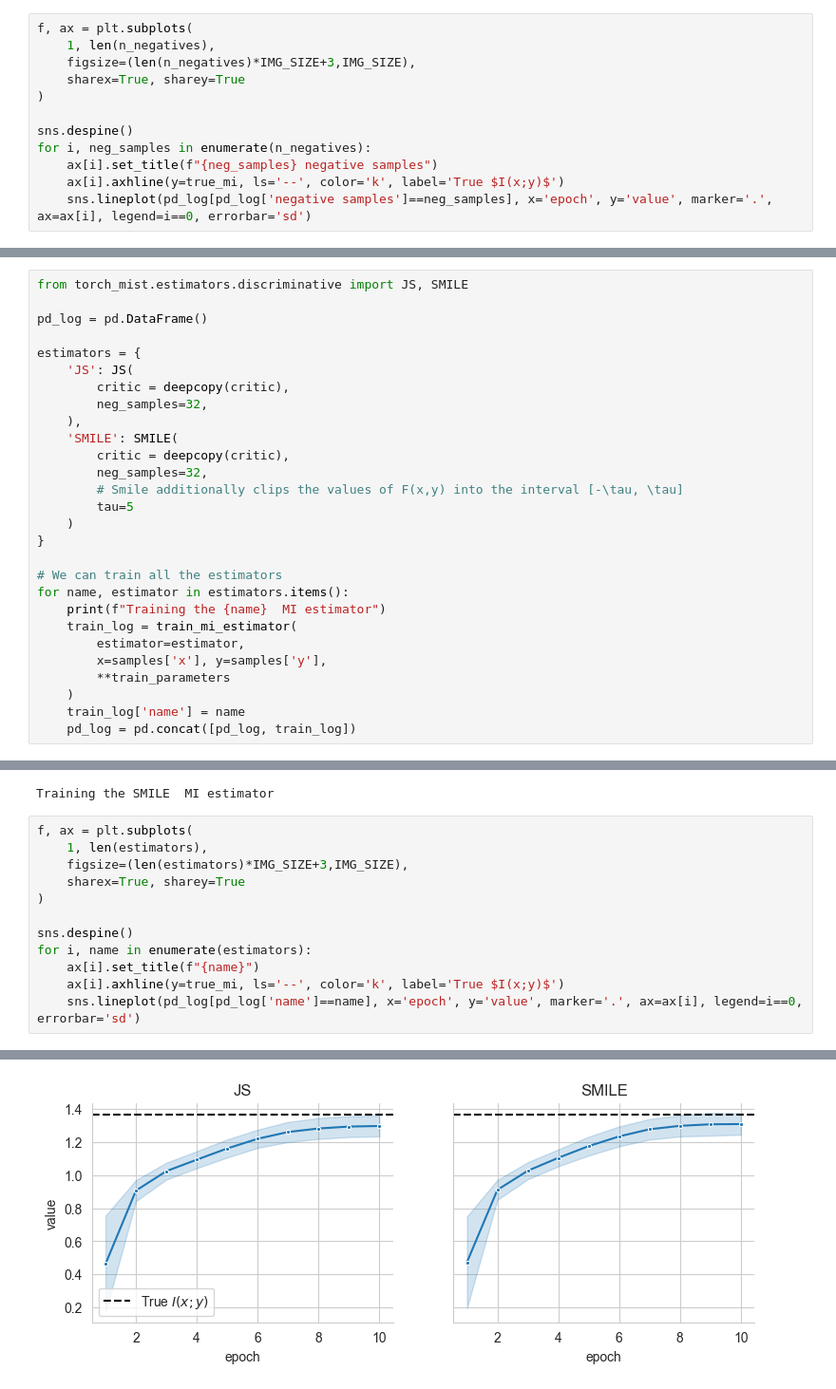
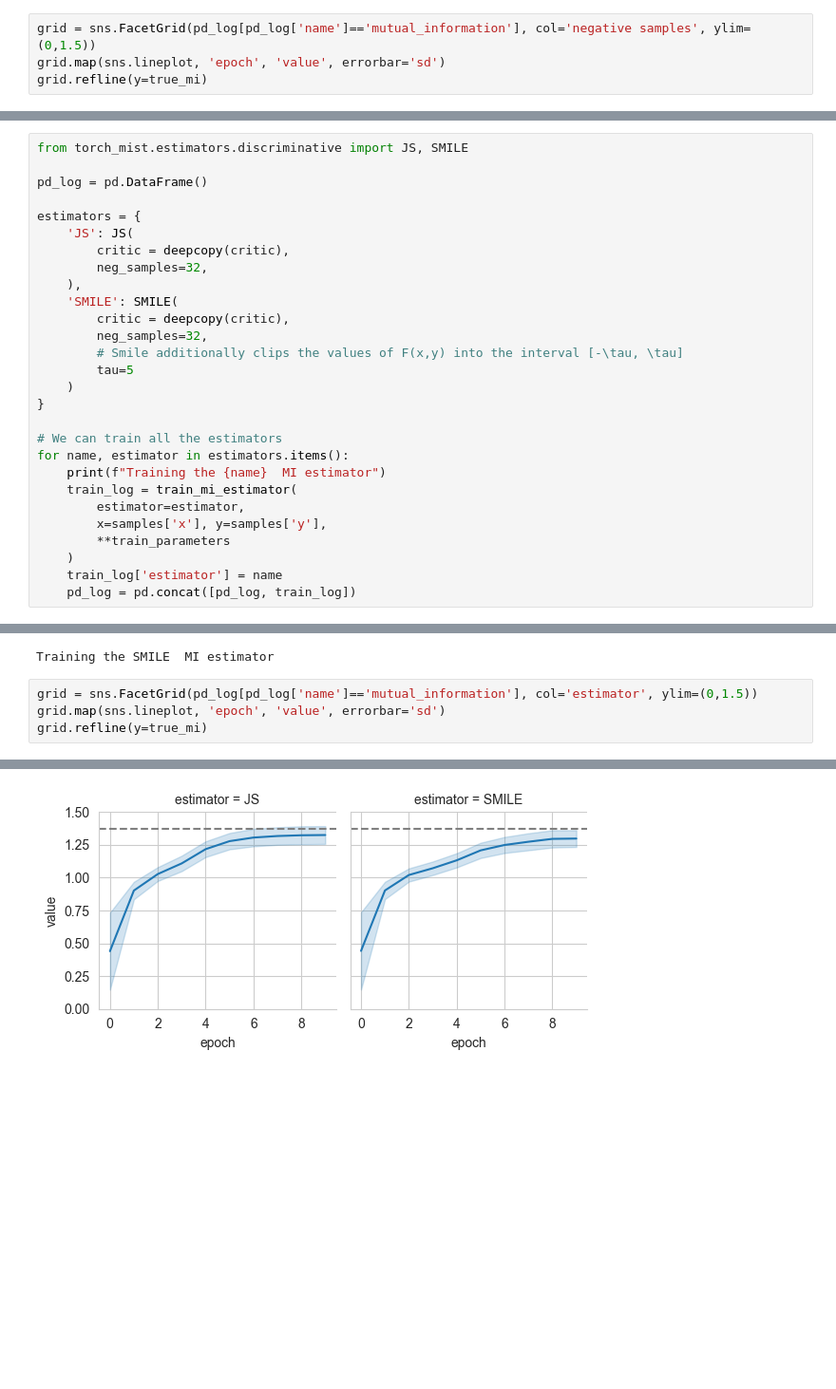
Before and after one commit to mfederici/torch-mist, a Jupyter notebook: docs/notebooks/discriminative.ipynb, the cells around one changed output, grey strips where cells are left out. Shown at 95% size. Cells and saved outputs as stored; diff of their text form; blank space fills up the shorter version.

```diff
--- a/docs/notebooks/discriminative.ipynb
+++ b/docs/notebooks/discriminative.ipynb
@@ -378,15 +378,7 @@ Training the MI estimator with 4 negative sample(s)
 Training the MI estimator with 16 negative sample(s)
 Training the MI estimator with 64 negative sample(s)
 # %%
-f, ax = plt.subplots(
-    1, len(n_negatives),
-    figsize=(len(n_negatives)*IMG_SIZE+3,IMG_SIZE),
-    sharex=True, sharey=True
-)
-
-sns.despine()
-for i, neg_samples in enumerate(n_negatives):
-    ax[i].set_title(f"{neg_samples} negative samples")
-    ax[i].axhline(y=true_mi, ls='--', color='k', label='True $I(x;y)$')
-    sns.lineplot(pd_log[pd_log['negative samples']==neg_samples], x='epoch', y='value', marker='.', ax=ax[i], legend=i==0, errorbar='sd')
+grid = sns.FacetGrid(pd_log[pd_log['name']=='mutual_information'], col='negative samples', ylim=(0,1.5))
+grid.map(sns.lineplot, 'epoch', 'value', errorbar='sd')
+grid.refline(y=true_mi)
 # %% [output]
@@ -441,21 +434,13 @@ for name, estimator in estimators.items():
         x=samples['x'], y=samples['y'],
         **train_parameters
     )
-    train_log['name'] = name
+    train_log['estimator'] = name
     pd_log = pd.concat([pd_log, train_log])
 # %% [output]
 Training the JS  MI estimator
 Training the SMILE  MI estimator
 # %%
-f, ax = plt.subplots(
-    1, len(estimators),
-    figsize=(len(estimators)*IMG_SIZE+3,IMG_SIZE),
-    sharex=True, sharey=True
-)
-
-sns.despine()
-for i, name in enumerate(estimators):
-    ax[i].set_title(f"{name}")
-    ax[i].axhline(y=true_mi, ls='--', color='k', label='True $I(x;y)$')
-    sns.lineplot(pd_log[pd_log['name']==name], x='epoch', y='value', marker='.', ax=ax[i], legend=i==0, errorbar='sd')
+grid = sns.FacetGrid(pd_log[pd_log['name']=='mutual_information'], col='estimator', ylim=(0,1.5))
+grid.map(sns.lineplot, 'epoch', 'value', errorbar='sd')
+grid.refline(y=true_mi)
 # %% [output]
@@ -462 +448 @@ for i, name in enumerate(estimators):
-[figure, old version]
+[figure, new version]
```
Also changed, not shown: parts of 7 cells of this notebook, 28 other files.
